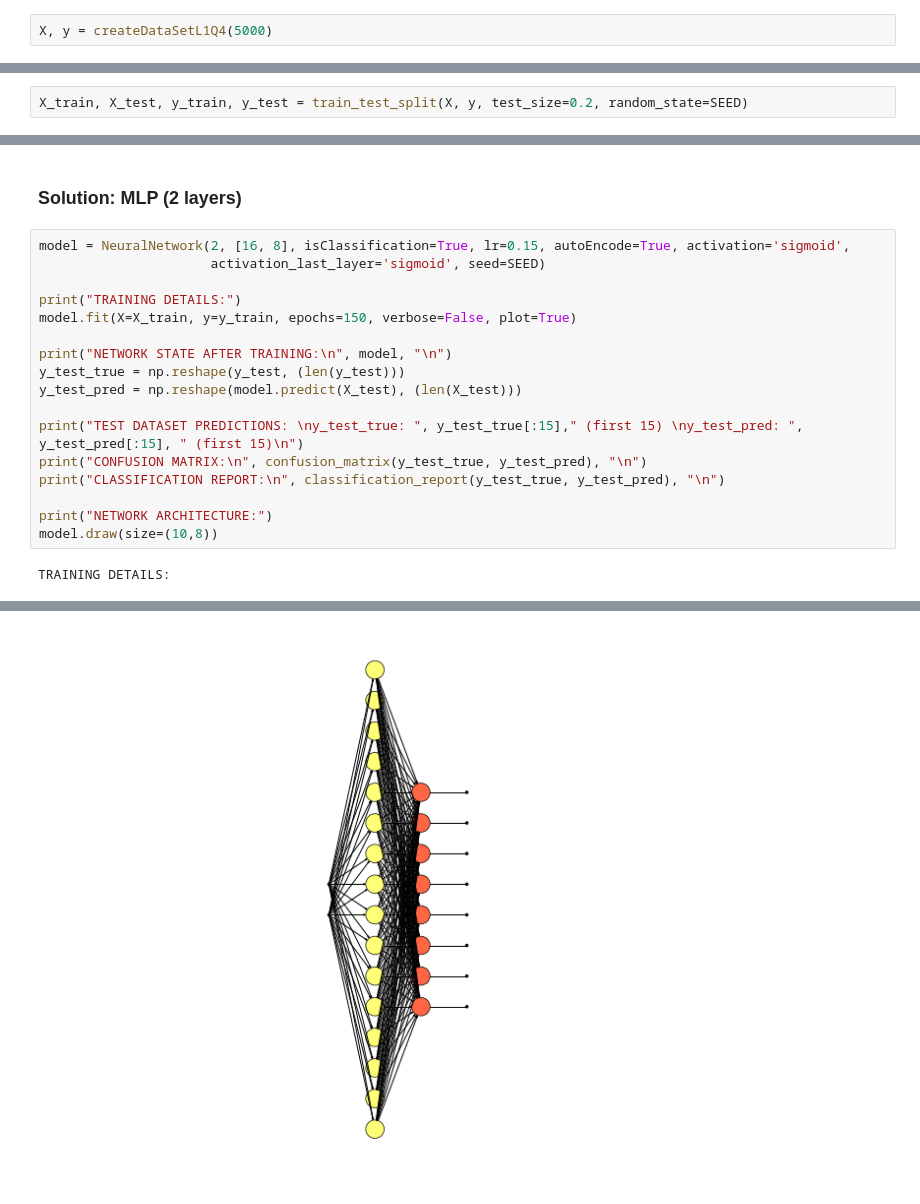
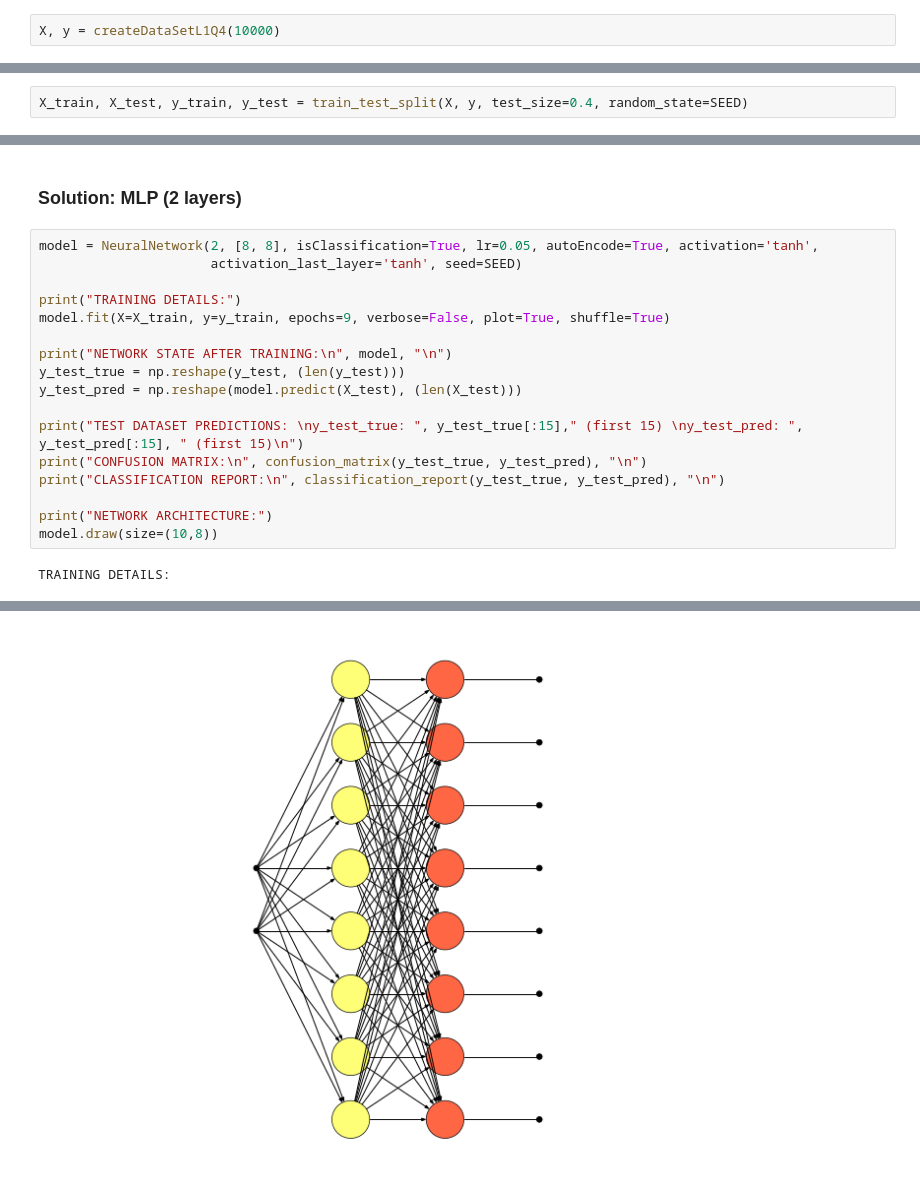
Before and after one commit to RenanGBarreto/neural-network-lib, a Jupyter notebook: notebooks/L1Q4.ipynb, the cells around one changed output, grey strips where cells are left out. Cells and saved outputs as stored; diff of their text form.

```diff
--- a/notebooks/L1Q4.ipynb
+++ b/notebooks/L1Q4.ipynb
@@ -33,11 +33,11 @@ np.random.seed(seed=SEED)
 # %% [markdown]
 ### Create the dataset
 # %%
-X, y = createDataSetL1Q4(5000)
+X, y = createDataSetL1Q4(10000)
 # %% [markdown]
 ### Split into train and test dataset
 # %%
-X_train, X_test, y_train, y_test = train_test_split(X, y, test_size=0.2, random_state=SEED)
+X_train, X_test, y_train, y_test = train_test_split(X, y, test_size=0.4, random_state=SEED)
 # %% [markdown]
 ### Lets check some training set rows
 # %%
@@ -49,11 +49,11 @@ Y:  [[8], [8], [3], [4], [8]]
 # %% [markdown]
 ### Solution: MLP (2 layers)
 # %%
-model = NeuralNetwork(2, [16, 8], isClassification=True, lr=0.15, autoEncode=True, activation='sigmoid',
-                      activation_last_layer='sigmoid', seed=SEED)
+model = NeuralNetwork(2, [8, 8], isClassification=True, lr=0.05, autoEncode=True, activation='tanh',
+                      activation_last_layer='tanh', seed=SEED)
 
 print("TRAINING DETAILS:")
-model.fit(X=X_train, y=y_train, epochs=150, verbose=False, plot=True)
+model.fit(X=X_train, y=y_train, epochs=9, verbose=False, plot=True, shuffle=True)
 
 print("NETWORK STATE AFTER TRAINING:\n", model, "\n")
 y_test_true = np.reshape(y_test, (len(y_test)))
@@ -85,4 +85,4 @@ avg / total       0.92      0.92      0.91      1000
 
 
 NETWORK ARCHITECTURE:
-[figure, old version]
+[figure, new version]
```
Also changed, not shown: parts of 4 cells of this notebook, 13 other files.
